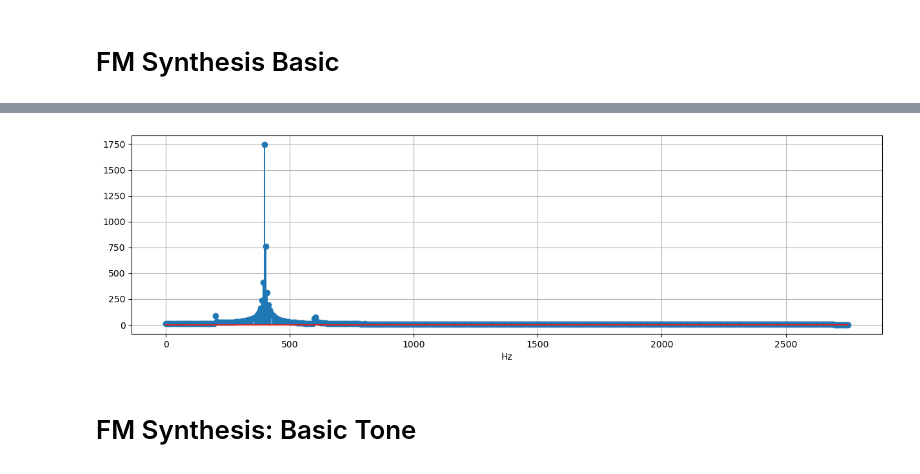
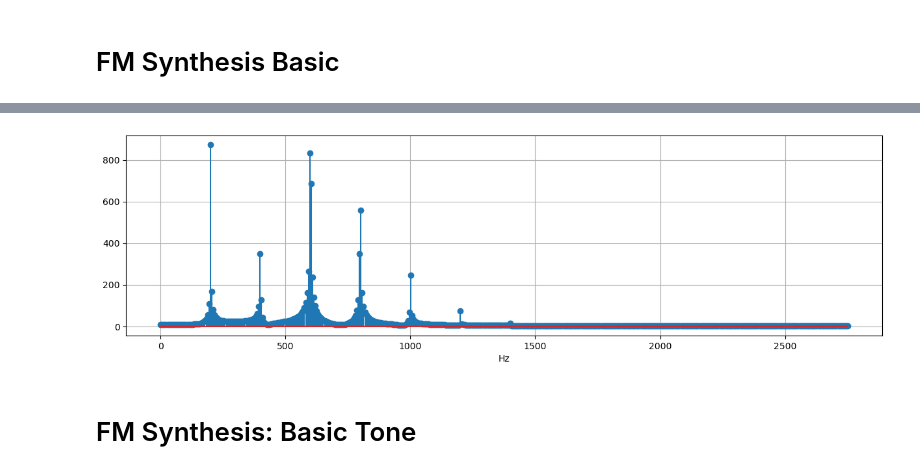
Before and after one commit to juhannam/ctp431-2024, a Jupyter notebook: python/05. Basic Sound Synthesis Units - Part 2.ipynb, the cells around one changed output, grey strips where cells are left out. Cells and saved outputs as stored; diff of their text form; code cells hidden in the pictures.

```diff
--- a/python/05. Basic Sound Synthesis Units - Part 2.ipynb
+++ b/python/05. Basic Sound Synthesis Units - Part 2.ipynb
@@ -119,30 +119,30 @@ ipd.Audio(y, rate=fs)
 # %%
 fs = 22050         # sampling rate
 
 fc = 400
 fm = 200   # change this frequency from 1, 2, 5, 10, 20, 100, 200
 
-beta = 0.1       # beta parameters in FM
+beta = 2       # beta parameters in FM
 dur = 2
 
 x = np.sin(2*np.pi*fc*np.arange(dur*fs)/fs + beta*np.sin(2*np.pi*fm*np.arange(dur*fs)/fs))
 
 win_size = 4096
 FFT_size = 4096
 x_seg = x[:win_size]
 X= np.fft.fft(x_seg)
 X_mag = np.abs(X)
 X_mag2 = X_mag[:int(win_size/8)]
 f = fs/FFT_size*np.arange(int(win_size/8))
 plt.figure(figsize=(15, 4))
 plt.stem(f,X_mag2)
 plt.xlabel('Hz')
 plt.grid(True)
 
 ipd.Audio(x, rate=fs)
 # %% [output]
 [interactive output not drawn]
-[figure, old version]
+[figure, new version]
 # %% [markdown]
 # FM Synthesis: Basic Tone
 # %%
```
Also changed, not shown: parts of 5 cells of this notebook, 3 other files.
